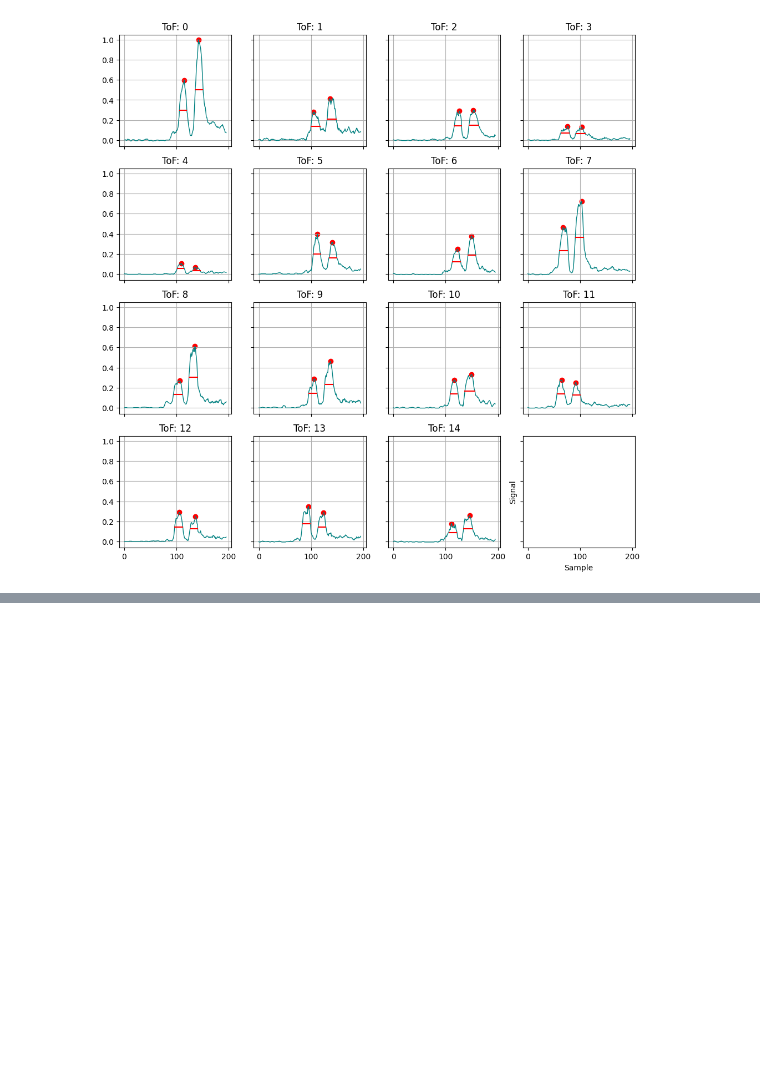
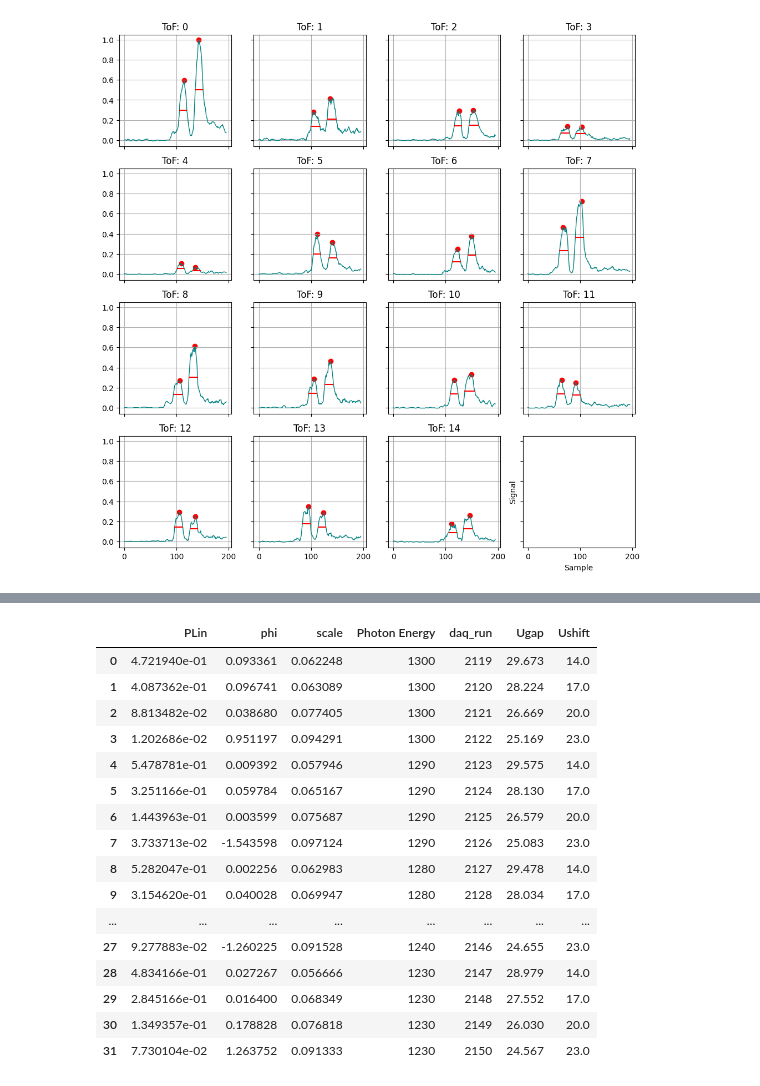
Before and after one commit to XAC-CFEL/PolScope, a Jupyter notebook: test.ipynb, the cells around one changed output, grey strips where cells are left out. Saved outputs shown, nothing was run; the diff lists cells and outputs as text; code cells hidden in the pictures; blank space fills up the shorter version.

```diff
--- a/test.ipynb
+++ b/test.ipynb
@@ -227,9 +227,29 @@ raw = """
 # %%
 import pandas as pd
 from io import StringIO
-rawdf = pd.read_csv(StringIO(raw), sep="|", skiprows=1).dropna().astype({"Photon Energy":int,"num":int,"Ugap":float,"Ushift":float})
-runTable = rawdf[["Photon Energy","num","Ugap","Ushift"]]
+rawdf = pd.read_csv(StringIO(raw), sep="|", skiprows=1).dropna().astype({"Photon Energy":int,"daq_run":int,"Ugap":float,"Ushift":float})
+runTable = rawdf[["daq_run","Ugap","Ushift"]]
 complete = values.merge(runTable, on="daq_run")
+
+complete
+# %% [output]
+|  | PLin | phi | scale | Photon Energy | daq_run | Ugap | Ushift |
+| 0 | 4.721940e-01 | 0.093361 | 0.062248 | 1300 | 2119 | 29.673 | 14.0 |
+| 1 | 4.087362e-01 | 0.096741 | 0.063089 | 1300 | 2120 | 28.224 | 17.0 |
+| 2 | 8.813482e-02 | 0.038680 | 0.077405 | 1300 | 2121 | 26.669 | 20.0 |
+| 3 | 1.202686e-02 | 0.951197 | 0.094291 | 1300 | 2122 | 25.169 | 23.0 |
+| 4 | 5.478781e-01 | 0.009392 | 0.057946 | 1290 | 2123 | 29.575 | 14.0 |
+| 5 | 3.251166e-01 | 0.059784 | 0.065167 | 1290 | 2124 | 28.130 | 17.0 |
+| 6 | 1.443963e-01 | 0.003599 | 0.075687 | 1290 | 2125 | 26.579 | 20.0 |
+| 7 | 3.733713e-02 | -1.543598 | 0.097124 | 1290 | 2126 | 25.083 | 23.0 |
+| 8 | 5.282047e-01 | 0.002256 | 0.062983 | 1280 | 2127 | 29.478 | 14.0 |
+| 9 | 3.154620e-01 | 0.040028 | 0.069947 | 1280 | 2128 | 28.034 | 17.0 |
+| ... | ... | ... | ... | ... | ... | ... | ... |
+| 27 | 9.277883e-02 | -1.260225 | 0.091528 | 1240 | 2146 | 24.655 | 23.0 |
+| 28 | 4.834166e-01 | 0.027267 | 0.056666 | 1230 | 2147 | 28.979 | 14.0 |
+| 29 | 2.845166e-01 | 0.016400 | 0.068349 | 1230 | 2148 | 27.552 | 17.0 |
+| 30 | 1.349357e-01 | 0.178828 | 0.076818 | 1230 | 2149 | 26.030 | 20.0 |
+| 31 | 7.730104e-02 | 1.263752 | 0.091333 | 1230 | 2150 | 24.567 | 23.0 |
 # %%
 import matplotlib.pyplot as plt
 
```
Also changed, not shown: parts of 4 cells of this notebook.
